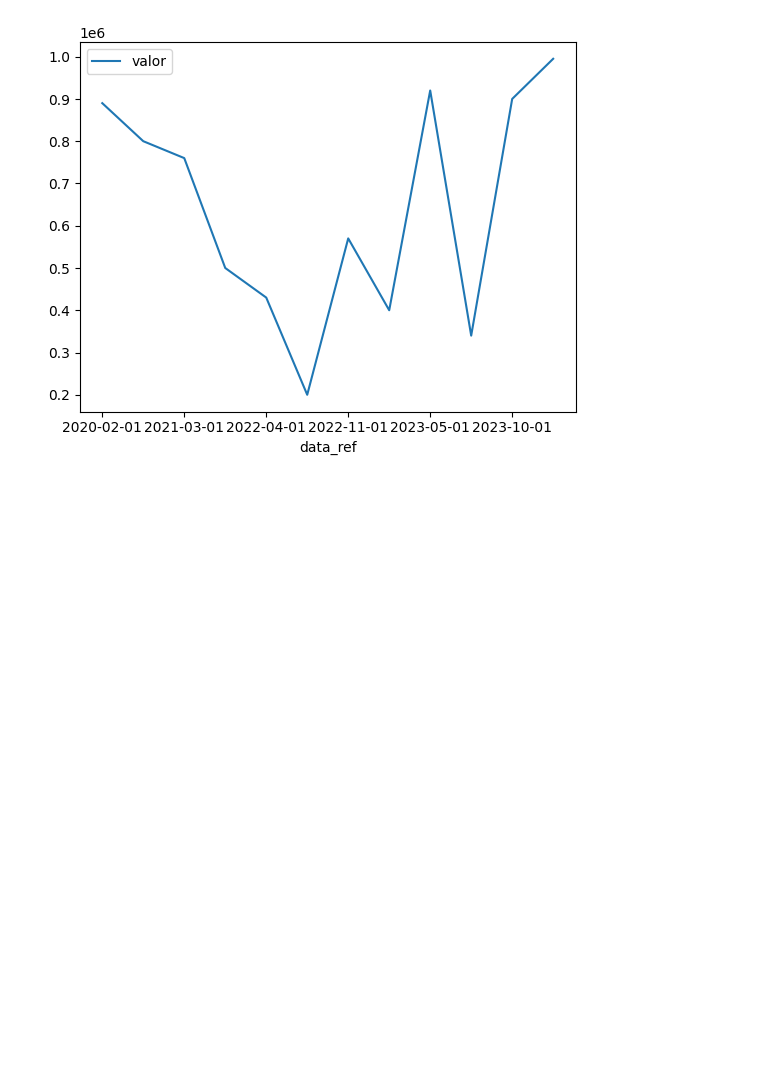
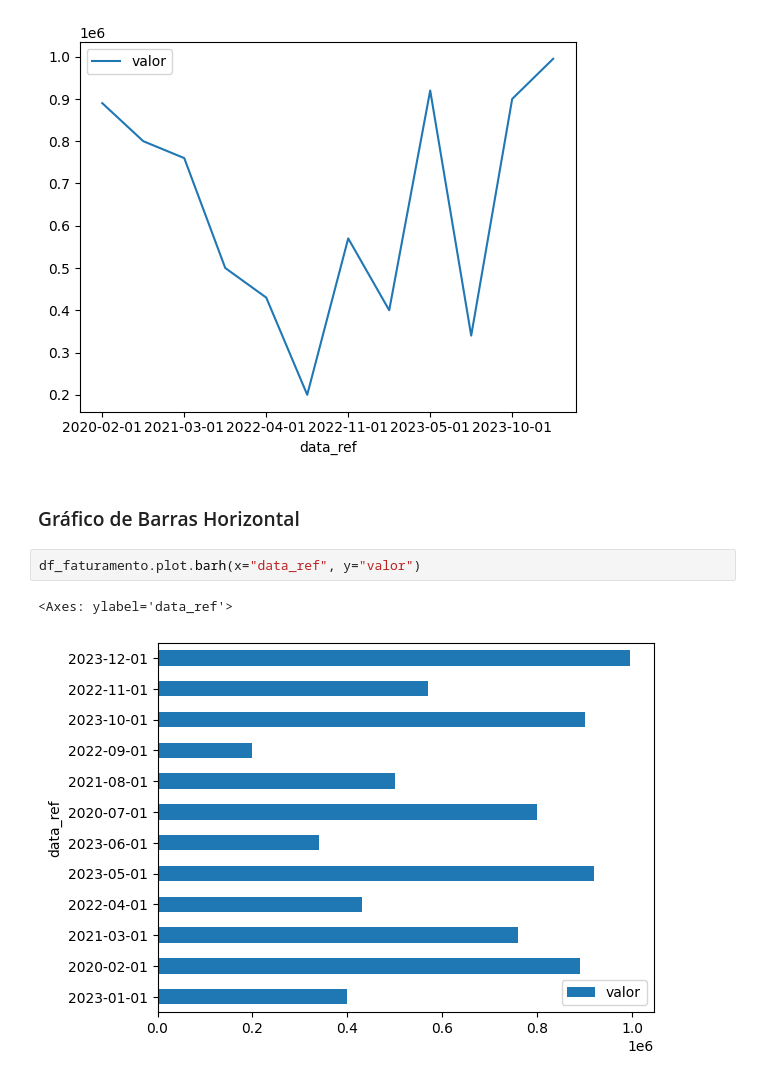
Before and after one commit to robertorj7/ia-challenge-estat-rs, a Jupyter notebook: ia-challenge-estatistica.ipynb, the cells around one changed output. Drawn from its saved outputs; the diff is of its cells as text; blank space fills up the shorter version.

Commit message:
added horizontal bar chart

```diff
--- a/ia-challenge-estatistica.ipynb
+++ b/ia-challenge-estatistica.ipynb
@@ -56,3 +56,10 @@ df_faturamento.sort_values("data_ref").plot.line(x="data_ref", y="valor")
 # %% [output]
 <Axes: xlabel='data_ref'>
 [figure]
+# %% [markdown]
+### Gráfico de Barras Horizontal
+# %%
+df_faturamento.plot.barh(x="data_ref", y="valor")
+# %% [output]
+<Axes: ylabel='data_ref'>
+[figure, added]
```
